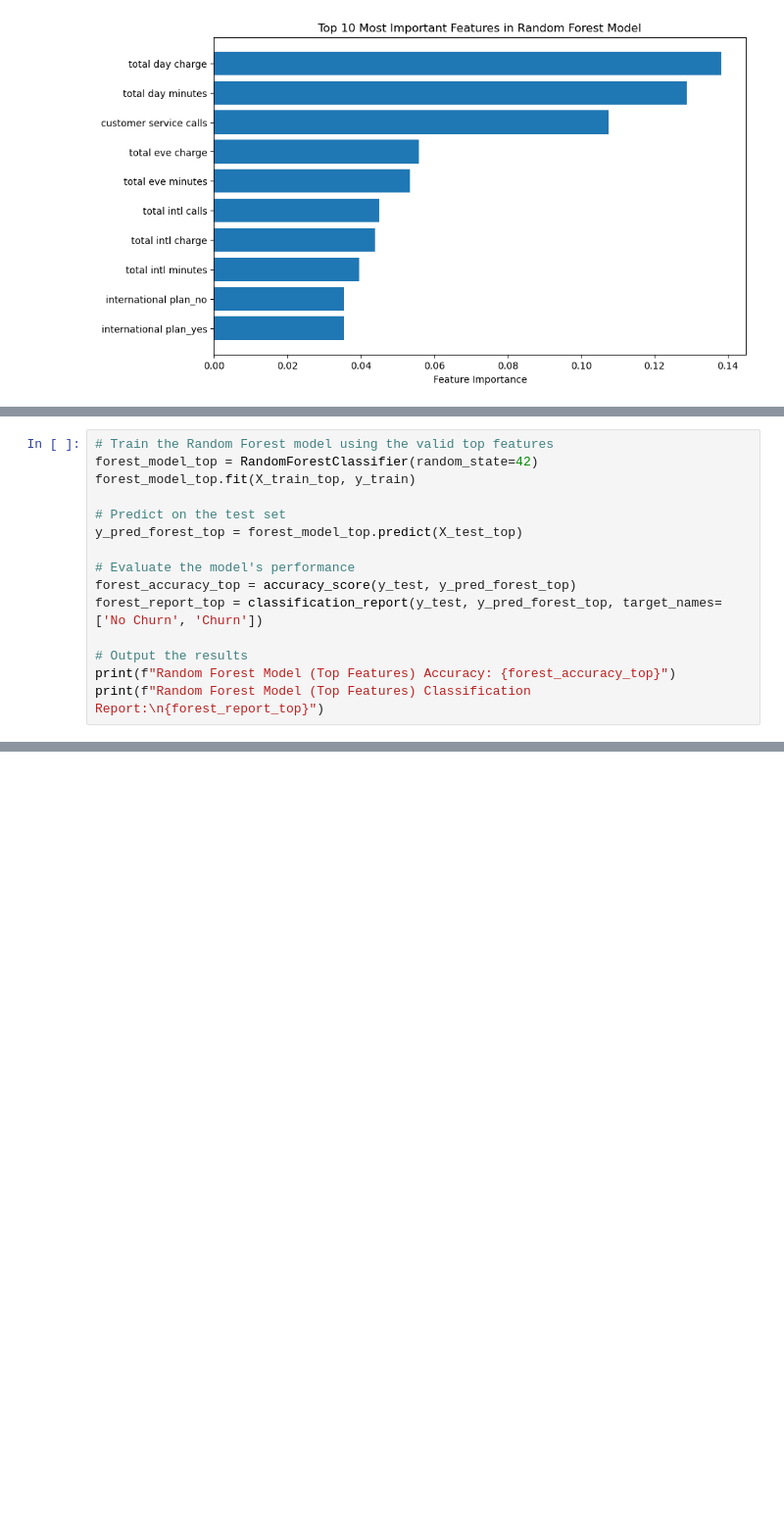
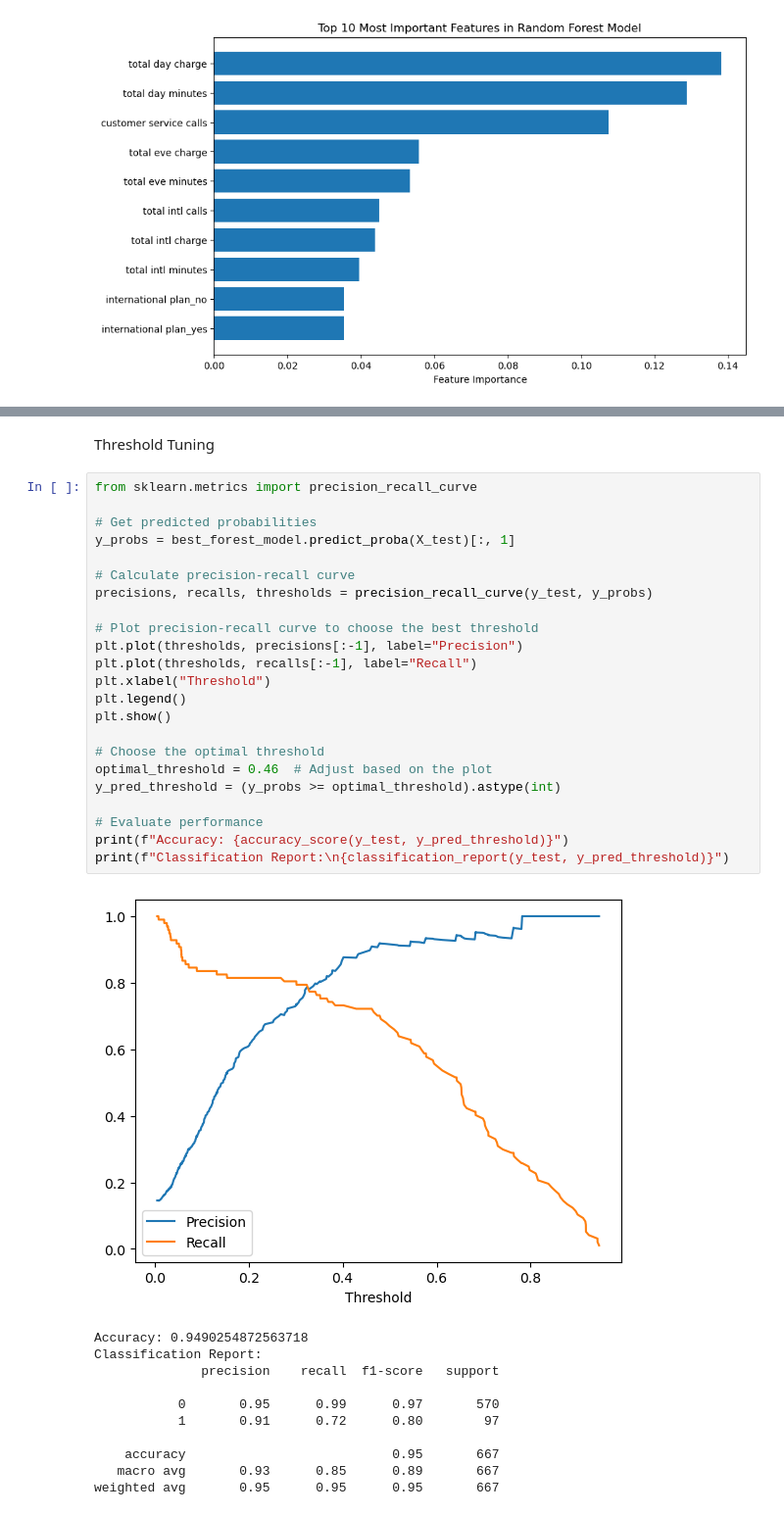
Before and after one commit to nealiyer88/Telecom, a Jupyter notebook: Telecom.ipynb, the cells around one changed output, grey strips where cells are left out. Shown: that part at 98% size. Cells and saved outputs as stored; diff of their text form; blank space fills up the shorter version.

Commit message:
Hypertuning, threshold tuning- trying to achieve a better precision and F1 score for Churn

```diff
--- a/Telecom.ipynb
+++ b/Telecom.ipynb
@@ -473,15 +329,0 @@ Train the new Random Forest Model:
-# %%
-# Train the Random Forest model using the valid top features
-forest_model_top = RandomForestClassifier(random_state=42)
-forest_model_top.fit(X_train_top, y_train)
-
-# Predict on the test set
-y_pred_forest_top = forest_model_top.predict(X_test_top)
-
-# Evaluate the model's performance
-forest_accuracy_top = accuracy_score(y_test, y_pred_forest_top)
-forest_report_top = classification_report(y_test, y_pred_forest_top, target_names=['No Churn', 'Churn'])
-
-# Output the results
-print(f"Random Forest Model (Top Features) Accuracy: {forest_accuracy_top}")
-print(f"Random Forest Model (Top Features) Classification Report:\n{forest_report_top}")
@@ -512,0 +437,37 @@ The full feature model is recommended for higher accuracy and better churn detec
+# %% [markdown]
+Threshold Tuning
+# %%
+from sklearn.metrics import precision_recall_curve
+
+# Get predicted probabilities
+y_probs = best_forest_model.predict_proba(X_test)[:, 1]
+
+# Calculate precision-recall curve
+precisions, recalls, thresholds = precision_recall_curve(y_test, y_probs)
+
+# Plot precision-recall curve to choose the best threshold
+plt.plot(thresholds, precisions[:-1], label="Precision")
+plt.plot(thresholds, recalls[:-1], label="Recall")
+plt.xlabel("Threshold")
+plt.legend()
+plt.show()
+
+# Choose the optimal threshold
+optimal_threshold = 0.46  # Adjust based on the plot
+y_pred_threshold = (y_probs >= optimal_threshold).astype(int)
+
+# Evaluate performance
+print(f"Accuracy: {accuracy_score(y_test, y_pred_threshold)}")
+print(f"Classification Report:\n{classification_report(y_test, y_pred_threshold)}")
+# %% [output]
+[figure, added]
+Accuracy: 0.9490254872563718
+Classification Report:
+              precision    recall  f1-score   support
+
+           0       0.95      0.99      0.97       570
+           1       0.91      0.72      0.80        97
+
+    accuracy                           0.95       667
+   macro avg       0.93      0.85      0.89       667
+weighted avg       0.95      0.95      0.95       667
```
Also changed, not shown: parts of 28 cells of this notebook, 3 other files.
